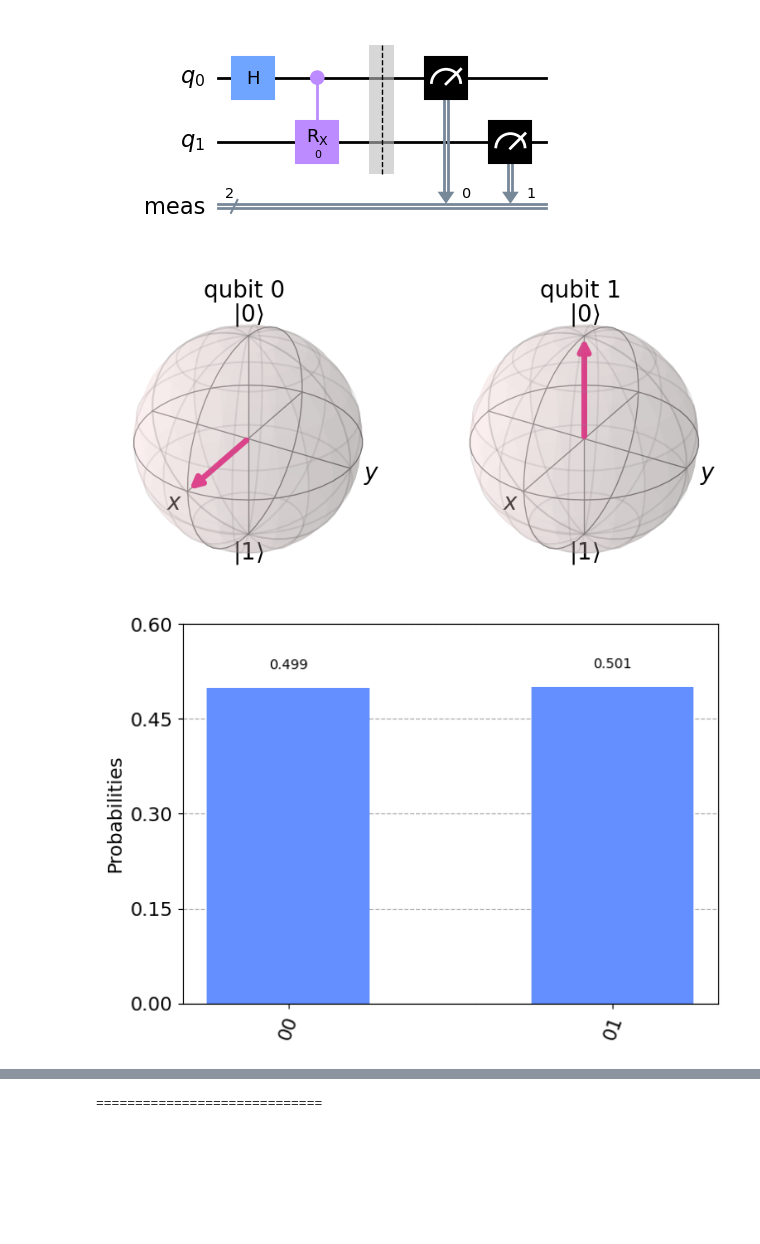
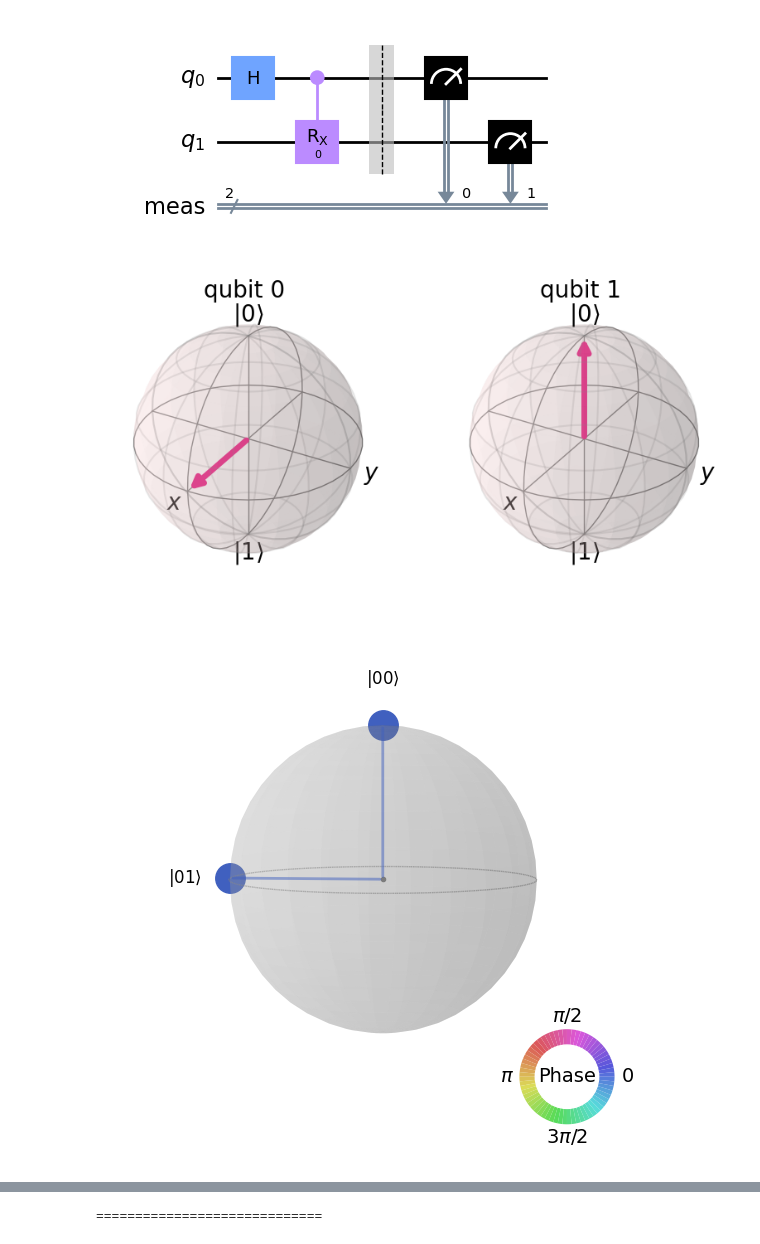
Before and after one commit to brunopacheco1/testing-qiskit, a Jupyter notebook: interference.ipynb, the cells around one changed output, grey strips where cells are left out. Saved outputs shown, nothing was run; the diff lists cells and outputs as text; code cells hidden in the pictures; blank space fills up the shorter version.

```diff
--- a/interference.ipynb
+++ b/interference.ipynb
@@ -16,13 +16,16 @@ def print_circuit(rotation: float):
     display(circuit.draw('mpl'))
     result = execute(circuit, backend=simulator, shots=10000).result()
     display(plot_bloch_multivector(state_vector))
+    display(state_vector.draw('qsphere'))
     display(plot_histogram(result.get_counts()))
 # %%
-splits = 16
+splits = 4
 for i in range(splits+1):
     print_circuit(i/(splits))
+
+print_circuit(1.5)
 # %% [output]
 =============================
 [figure]
 [figure]
-[figure, old version]
+[figure, new version]
```
Also changed, not shown: parts of 1 cell of this notebook, 2 other files.
